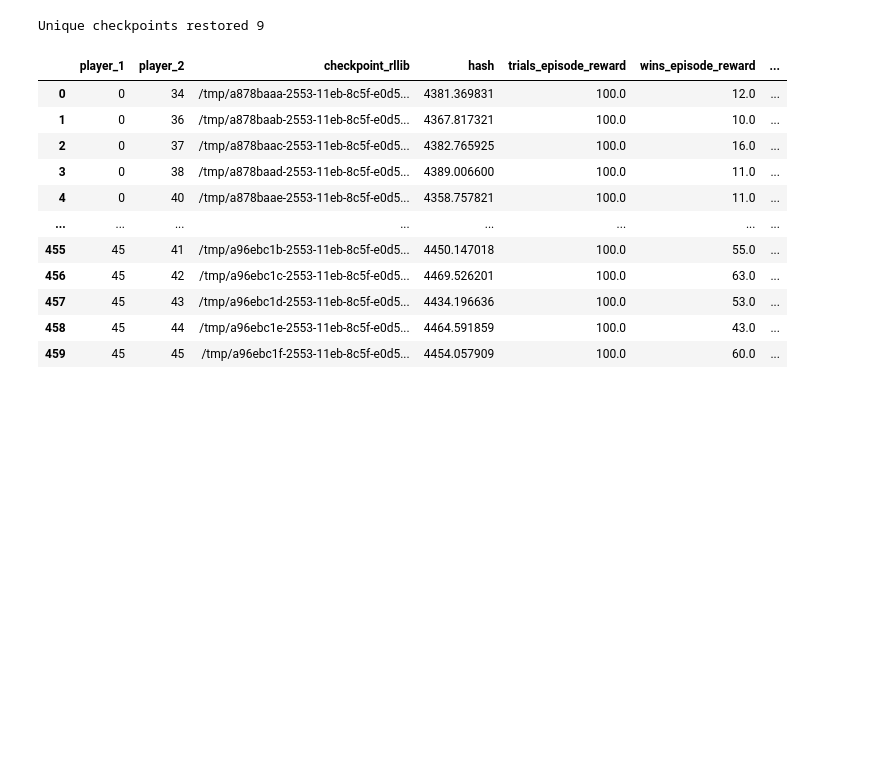
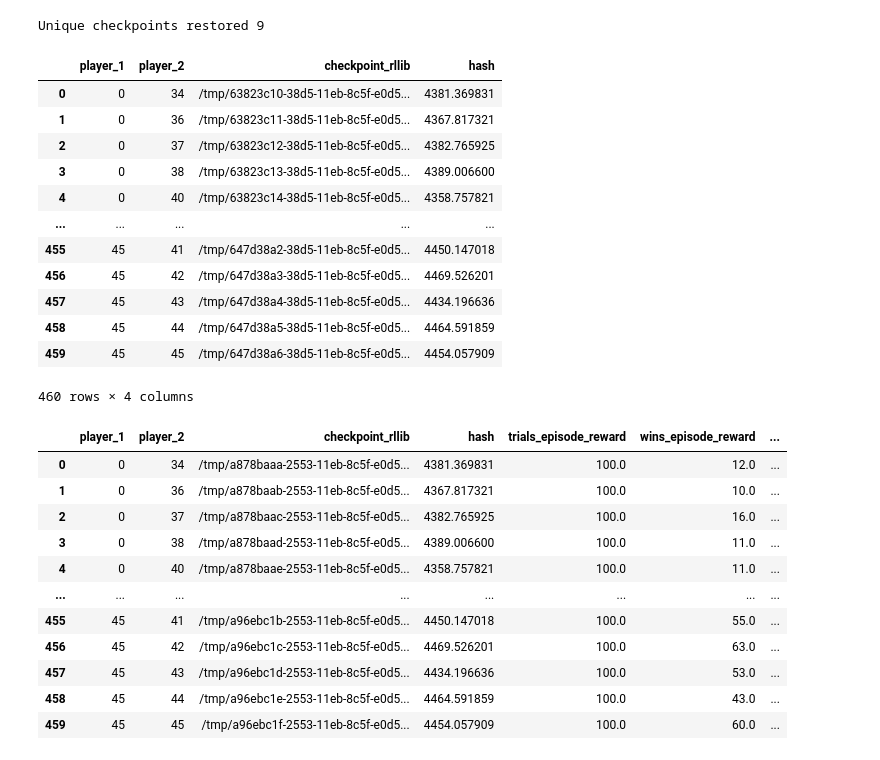
Before and after one commit to HumanCompatibleAI/better-adversarial-defenses, a Jupyter notebook: ap_rllib_experiment_analysis/notebooks/youshallnotpass_rllib-analysis-eval.ipynb, the cells around one changed output. Saved outputs shown, nothing was run; the diff lists cells and outputs as text; code cells hidden in the pictures; blank space fills up the shorter version.

```diff
--- a/ap_rllib_experiment_analysis/notebooks/youshallnotpass_rllib-analysis-eval.ipynb
+++ b/ap_rllib_experiment_analysis/notebooks/youshallnotpass_rllib-analysis-eval.ipynb
@@ -309,3 +336,19 @@ df_to_eval = pd.DataFrame(idxes)
 df_to_eval.to_csv(fn, index=False)
 # %%
 # run python -m ap_rllib_experiment_analysis.score_video_many --gin_config configs/score_make_video.gin --dataframe /tmp/to_eval.csv --score
+# %%
+df_to_eval
+# %% [output]
+|  | player_1 | player_2 | checkpoint_rllib | hash |
+| 0 | 0 | 34 | /tmp/63823c10-38d5-11eb-8c5f-e0d5... | 4381.369831 |
+| 1 | 0 | 36 | /tmp/63823c11-38d5-11eb-8c5f-e0d5... | 4367.817321 |
+| 2 | 0 | 37 | /tmp/63823c12-38d5-11eb-8c5f-e0d5... | 4382.765925 |
+| 3 | 0 | 38 | /tmp/63823c13-38d5-11eb-8c5f-e0d5... | 4389.006600 |
+| 4 | 0 | 40 | /tmp/63823c14-38d5-11eb-8c5f-e0d5... | 4358.757821 |
+| ... | ... | ... | ... | ... |
+| 455 | 45 | 41 | /tmp/647d38a2-38d5-11eb-8c5f-e0d5... | 4450.147018 |
+| 456 | 45 | 42 | /tmp/647d38a3-38d5-11eb-8c5f-e0d5... | 4469.526201 |
+| 457 | 45 | 43 | /tmp/647d38a4-38d5-11eb-8c5f-e0d5... | 4434.196636 |
+| 458 | 45 | 44 | /tmp/647d38a5-38d5-11eb-8c5f-e0d5... | 4464.591859 |
+| 459 | 45 | 45 | /tmp/647d38a6-38d5-11eb-8c5f-e0d5... | 4454.057909 |
+460 rows × 4 columns
```
Also changed, not shown: parts of 9 cells of this notebook.
